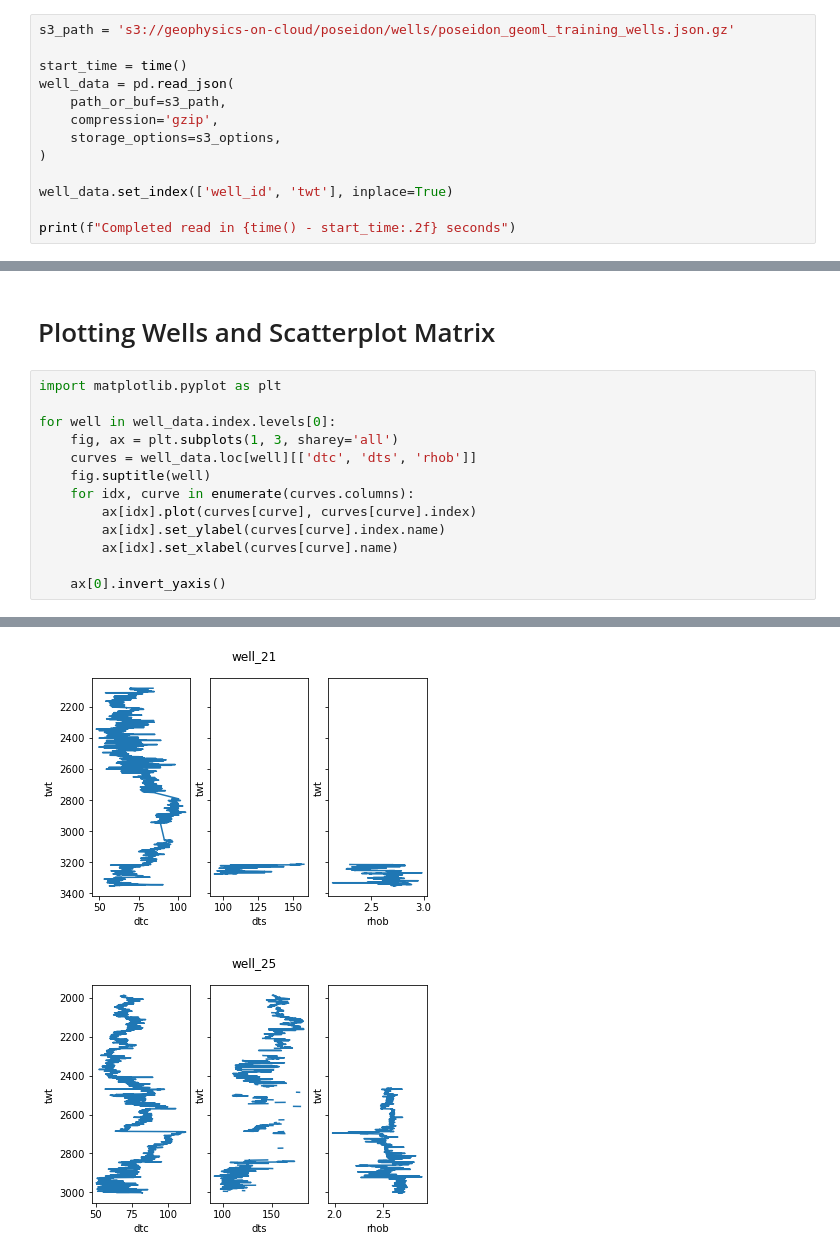
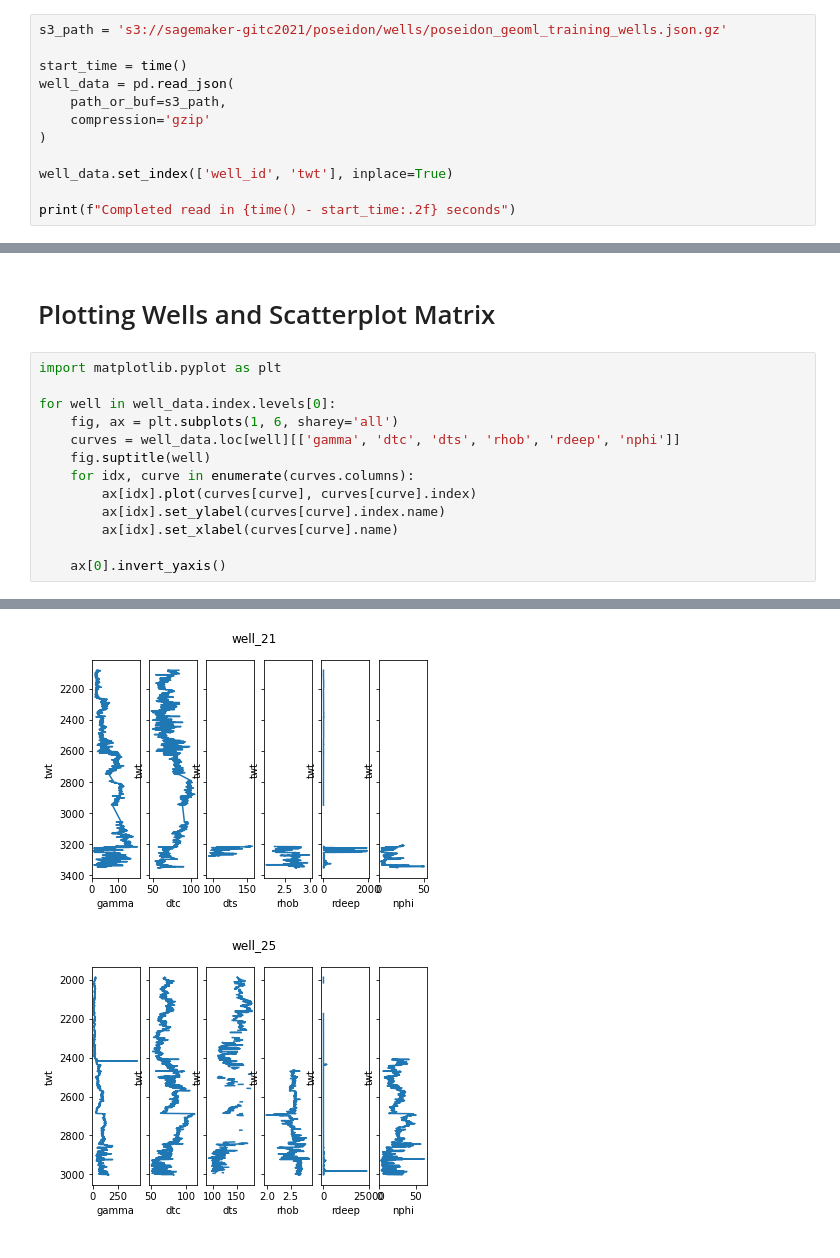
Before and after one commit to GeoML-SIG/geoml_competitions, a Jupyter notebook: seismic_inversion_2021/local-notebooks/03_read_cloud_wells.ipynb, the cells around one changed output, grey strips where cells are left out. Drawn from its saved outputs; the diff is of its cells as text.

```diff
--- a/seismic_inversion_2021/local-notebooks/03_read_cloud_wells.ipynb
+++ b/seismic_inversion_2021/local-notebooks/03_read_cloud_wells.ipynb
@@ -38,11 +30,10 @@ function to download and deserialize the `*.json` files into `pandas.DataFrame()
 # %%
-s3_path = 's3://geophysics-on-cloud/poseidon/wells/poseidon_geoml_training_wells.json.gz'
+s3_path = 's3://sagemaker-gitc2021/poseidon/wells/poseidon_geoml_training_wells.json.gz'
 
 start_time = time()
 well_data = pd.read_json(
     path_or_buf=s3_path,
-    compression='gzip',
-    storage_options=s3_options,
+    compression='gzip'
 )
 
 well_data.set_index(['well_id', 'twt'], inplace=True)
@@ -90,8 +81,8 @@ well_data.describe()
 import matplotlib.pyplot as plt
 
 for well in well_data.index.levels[0]:
-    fig, ax = plt.subplots(1, 3, sharey='all')
-    curves = well_data.loc[well][['dtc', 'dts', 'rhob']]
+    fig, ax = plt.subplots(1, 6, sharey='all')
+    curves = well_data.loc[well][['gamma', 'dtc', 'dts', 'rhob', 'rdeep', 'nphi']]
     fig.suptitle(well)
     for idx, curve in enumerate(curves.columns):
         ax[idx].plot(curves[curve], curves[curve].index)
@@ -105,2 +96,2 @@ for well in well_data.index.levels[0]:
-[figure, old version]
+[figure, new version]
-[figure, old version]
+[figure, new version]
```
Also changed, not shown: parts of 10 cells of this notebook, 4 other files.
